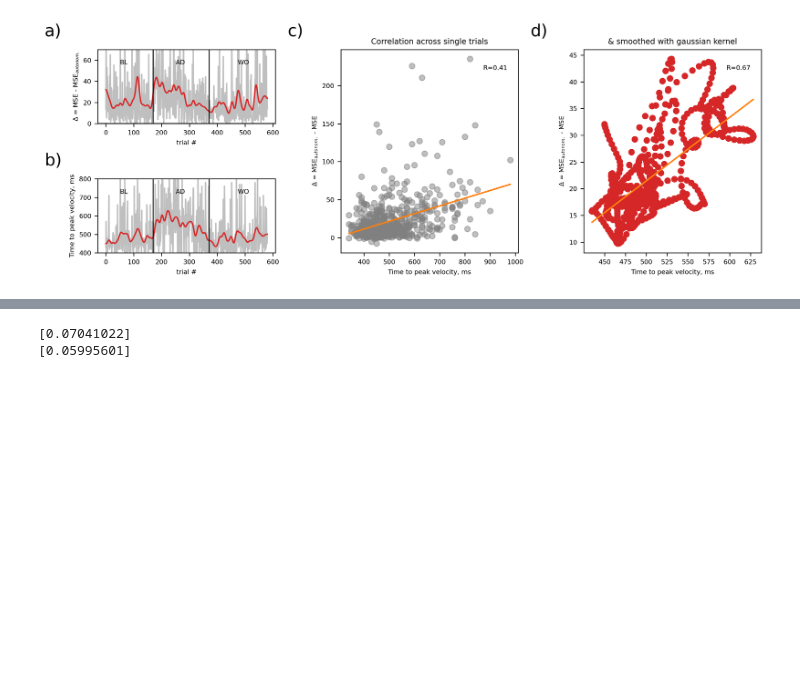
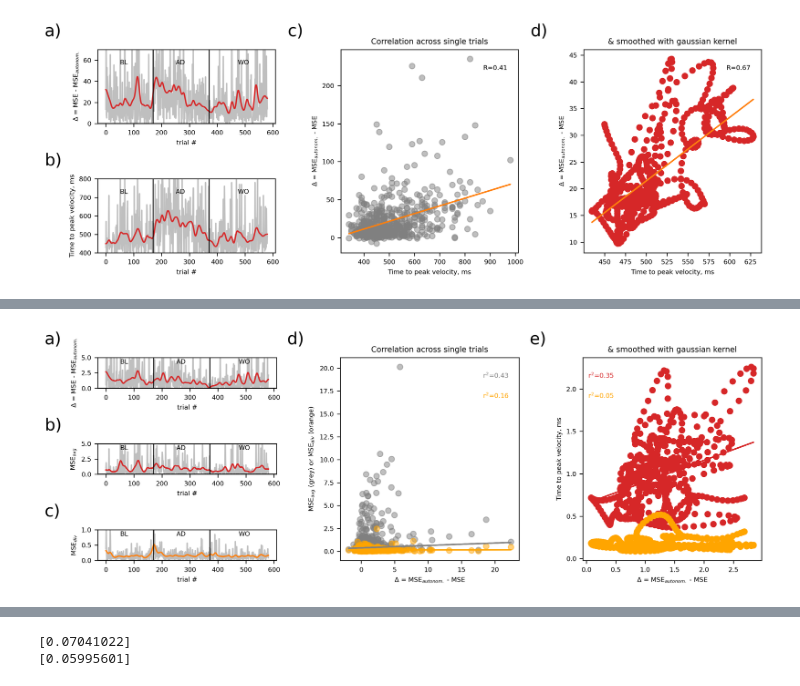
Before and after one commit to NinelK/BAND-torch, a Jupyter notebook: notebooks/paper/Fig5b_small_controlled_variability.ipynb, the cells around one changed output, grey strips where cells are left out. Saved outputs shown, nothing was run; the diff lists cells and outputs as text; code cells hidden in the pictures; blank space fills up the shorter version.

```diff
--- a/notebooks/paper/Fig5b_small_controlled_variability.ipynb
+++ b/notebooks/paper/Fig5b_small_controlled_variability.ipynb
@@ -904,0 +1013,70 @@ plt.savefig(f"figs/fig5_suppl_{dataset_name}_{model_name}.png")
+# %%
+layout = '''
+ade
+bde
+cde
+'''
+
+fig = plt.figure(figsize=(11, 4))
+# blank = fig.add_subplot([0,0,1,1])
+axes, spec = panels(layout, fig=fig)
+
+label_panels(axes,postfix=')')
+
+# plot reaction time
+pos = np.linalg.norm(concat_true_pos,axis=-1)
+
+axes['a'].plot(mse_trials_delta_pos,alpha=0.5,c='grey')
+axes['a'].plot(gaussian_filter1d(mse_trials_delta_pos, trial_kernel_w),c='C3')
+axes['a'].set_ylabel(r'$\Delta$ = MSE - MSE$_{autonom.}$')
+axes['a'].set_ylim([0,5])
+
+axes['b'].plot(mse_trials_avg_pos,alpha=0.5,c='grey')
+axes['b'].plot(gaussian_filter1d(mse_trials_avg_pos, trial_kernel_w),c='C3')
+axes['b'].set_ylabel(r'MSE$_{avg}$')
+axes['b'].set_ylim([0,5])
+
+axes['c'].plot(mse_min_div_pos,alpha=0.5,c='grey')
+axes['c'].plot(gaussian_filter1d(mse_min_div_pos, trial_kernel_w),c='C1')
+axes['c'].set_ylabel(r'MSE$_{div}$')
+axes['c'].set_ylim([0,1])
+
+
+for ax in [axes['a'],axes['b'],axes['c']]:
+    ax.axvline(n_BL, color='k', linewidth=1)
+    ax.axvline(n_BL+n_AD, color='k', linewidth=1)
+    ax.axhline(0, color='k', linewidth=1)
+    ax.text(0.5 * n_BL / n, 0.8, 'BL', transform=ax.transAxes, ha='center')
+    ax.text((n_BL + 0.5*n_AD) / n, 0.8, 'AD', transform=ax.transAxes, ha='center')
+    ax.text((n_BL + n_AD + 0.5*n_WO) / n, 0.8, 'WO', transform=ax.transAxes, ha='center')
+    ax.set_xlabel('trial #')
+
+
+axes['d'].scatter(mse_trials_delta_pos, mse_trials_avg_pos, c='grey', alpha=0.5)
+axes['d'].scatter(mse_trials_delta_pos, mse_min_div_pos, c='orange', alpha=0.5)
+axes['d'].set_ylabel(r'MSE$_{avg}$ (grey) or MSE$_{div}$ (orange)')
+#add right y-axis
+axes['d'].set_xlabel(r'$\Delta$ = MSE$_{autonom.}$ - MSE')
+axes['d'].set_title('Correlation across single trials')
+# add trend and correlation
+from scipy.stats import linregress
+for d,color,y in [mse_trials_avg_pos,'grey',0.9],[mse_min_div_pos,'orange',0.8]:
+    slope, intercept, r_value, p_value, std_err = linregress(mse_trials_delta, d)
+    axes['d'].plot(mse_trials_delta_pos, slope*mse_trials_delta_pos + intercept, c=color)
+    axes['d'].text(0.87,y,fr"r$^2$={r_value:.2f}",transform=axes['d'].transAxes,ha='center',color=color)
+
+axes['e'].set_ylabel('Time to peak velocity, ms')
+axes['e'].set_xlabel(r'$\Delta$ = MSE$_{autonom.}$ - MSE')
+axes['e'].set_title(f'& smoothed with gaussian kernel')
+for d,color,y in [mse_trials_avg_pos,'C3',0.9],[mse_min_div_pos,'orange',0.8]:
+    axes['e'].scatter(gaussian_filter1d(mse_trials_delta_pos, trial_kernel_w),gaussian_filter1d(d, trial_kernel_w), c=color)
+    slope, intercept, r_value, p_value, std_err = linregress(gaussian_filter1d(mse_trials_delta_pos, trial_kernel_w), gaussian_filter1d(d, trial_kernel_w))
+    axes['e'].plot(gaussian_filter1d(mse_trials_delta_pos, trial_kernel_w), slope*gaussian_filter1d(mse_trials_delta_pos, trial_kernel_w) + intercept, c=color)
+    axes['e'].text(0.1,y,fr"r$^2$={r_value:.2f}",transform=axes['e'].transAxes,ha='center',color=color)
+
+plt.tight_layout()
+
+plt.savefig(f"figs/fig5_suppl_{dataset_name}_{model_name}.pdf")
+plt.savefig(f"figs/fig5_suppl_{dataset_name}_{model_name}.png")
+# %% [output]
+[figure, added]
```
Also changed, not shown: parts of 6 cells of this notebook, 5 other files.
